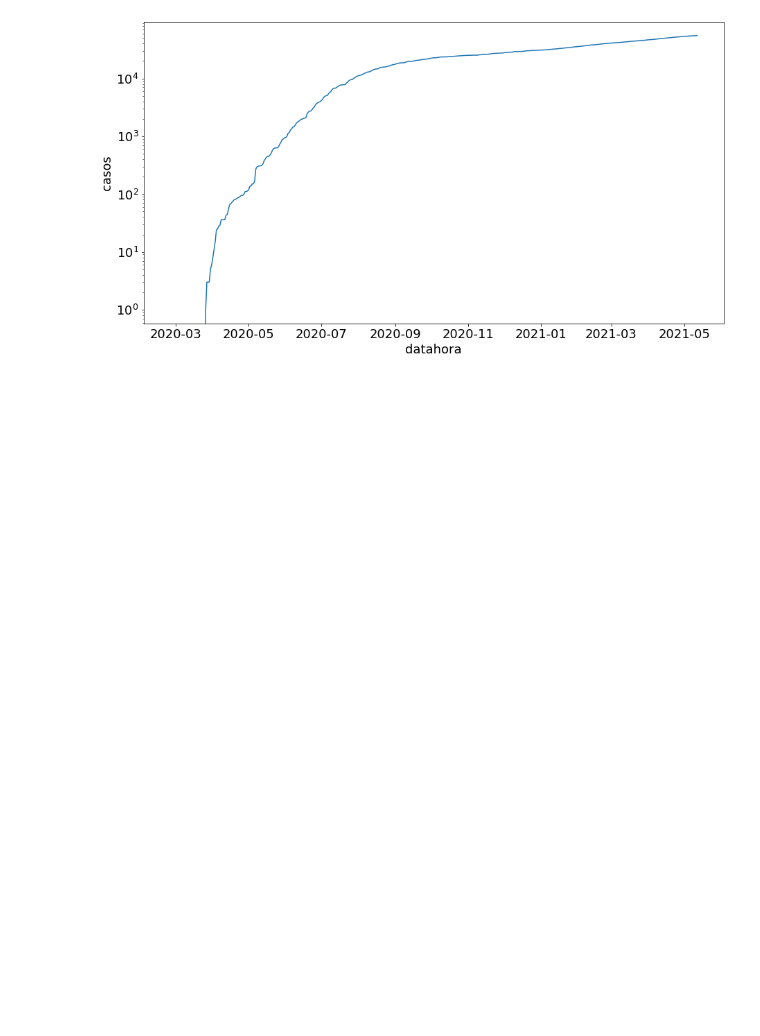
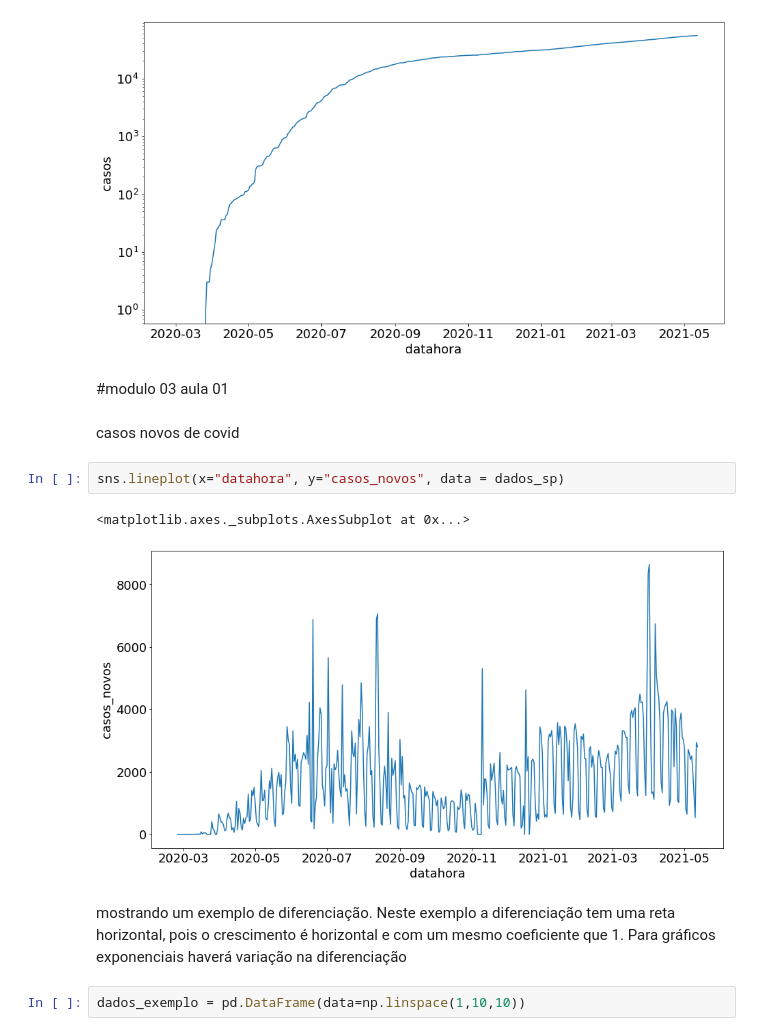
Before and after one commit to laugustovieira/prophet_covid, a Jupyter notebook: prophet_covid.ipynb, the cells around one changed output. Drawn from its saved outputs; the diff is of its cells as text; blank space fills up the shorter version.

Commit message:
taxa de crescimento e média móvel

```diff
--- a/prophet_covid.ipynb
+++ b/prophet_covid.ipynb
@@ -74,3 +76,16 @@ sns.lineplot(x="datahora", y="casos", data=dados_rp)
 mpl.pyplot.yscale("log")
 # %% [output]
 [figure]
+# %% [markdown]
+#modulo 03 aula 01
+# %% [markdown]
+casos novos de covid
+# %%
+sns.lineplot(x="datahora", y="casos_novos", data = dados_sp)
+# %% [output]
+<matplotlib.axes._subplots.AxesSubplot at 0x...>
+[figure, added]
+# %% [markdown]
+mostrando um exemplo de diferenciação. Neste exemplo a diferenciação tem uma reta horizontal, pois o crescimento é horizontal e com um mesmo coeficiente que 1. Para gráficos exponenciais haverá variação na diferenciação
+# %%
+dados_exemplo = pd.DataFrame(data=np.linspace(1,10,10))
```
Also changed, not shown: parts of 18 cells of this notebook.
